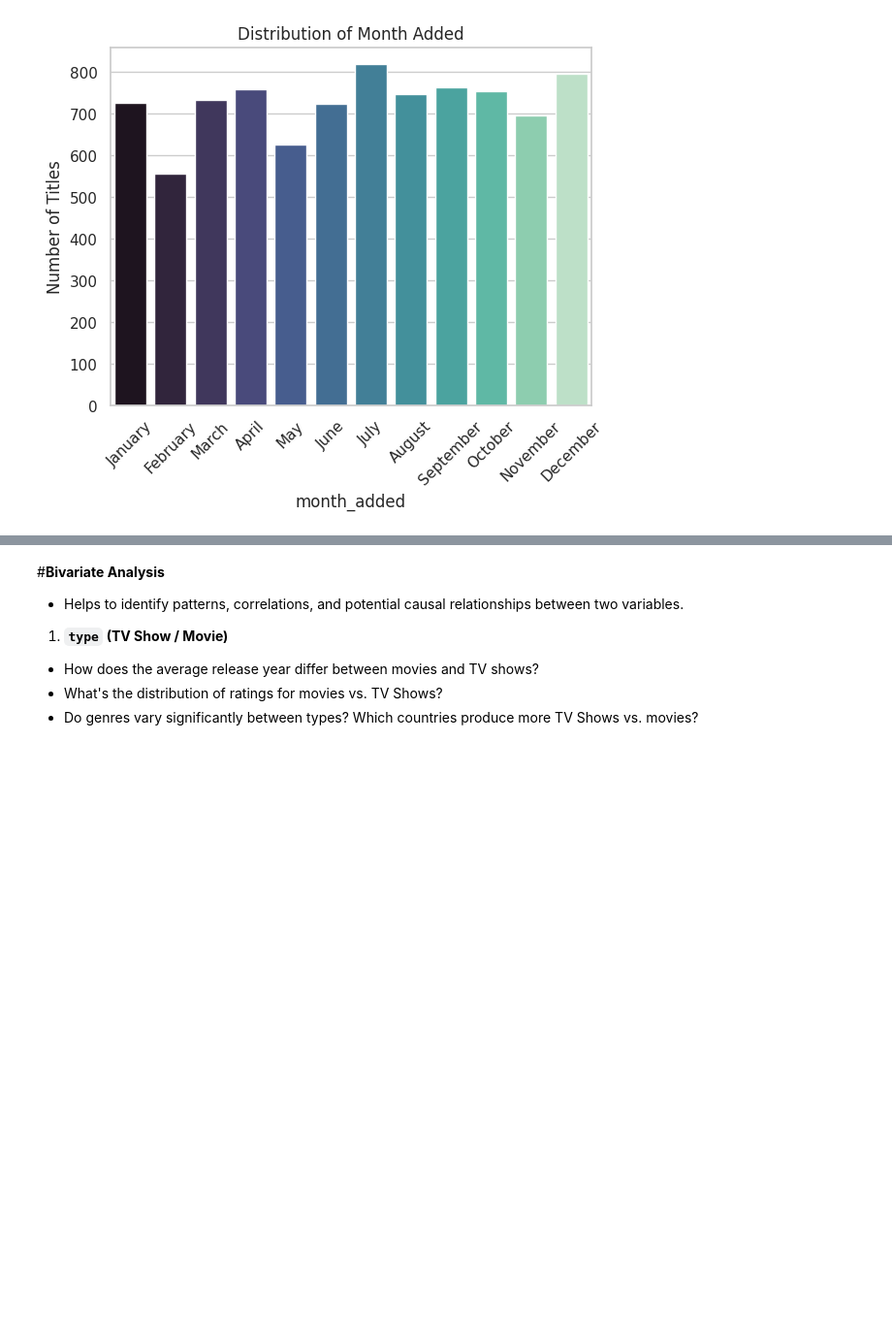
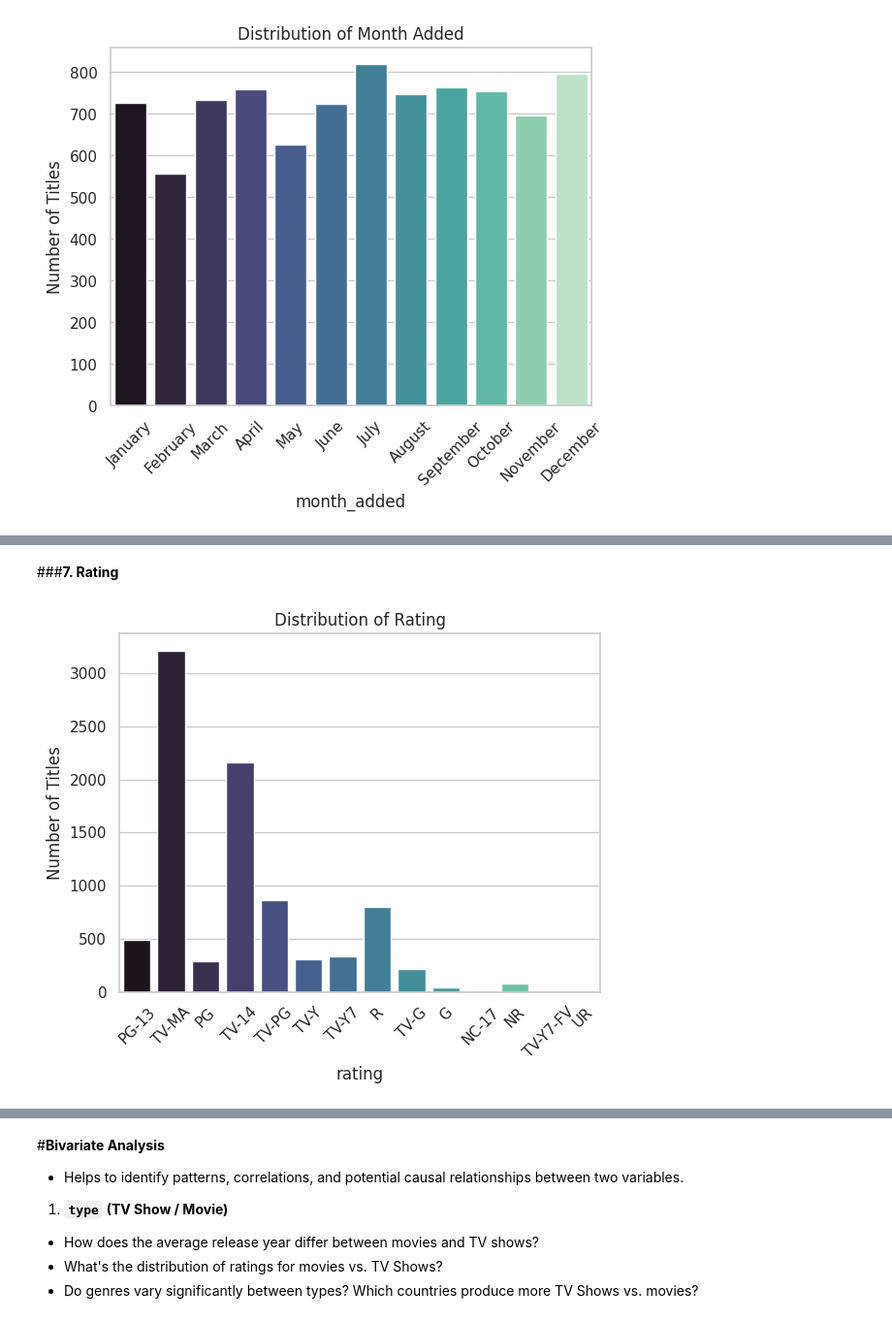
Before and after one commit to StacyChebet/Netflix-EDA, a Jupyter notebook: Netflix_Exploratory_Data_Analysis.ipynb, the cells around one changed output, grey strips where cells are left out. Shown at 97% size. Saved outputs shown, nothing was run; the diff lists cells and outputs as text; code cells hidden in the pictures; blank space fills up the shorter version.

Commit message:
Done univariate analysis for rating

```diff
--- a/Netflix_Exploratory_Data_Analysis.ipynb
+++ b/Netflix_Exploratory_Data_Analysis.ipynb
@@ -548,0 +552,11 @@ plt.show()
+# %% [markdown]
+###**7. Rating**
+# %%
+sns.countplot(x='rating', hue='rating', data=df, palette='mako', legend=False)
+plt.title('Distribution of Rating')
+plt.xlabel('rating')
+plt.ylabel('Number of Titles')
+plt.xticks(rotation=45)
+plt.show()
+# %% [output]
+[figure, added]
```
Also changed, not shown: parts of 15 cells of this notebook.
